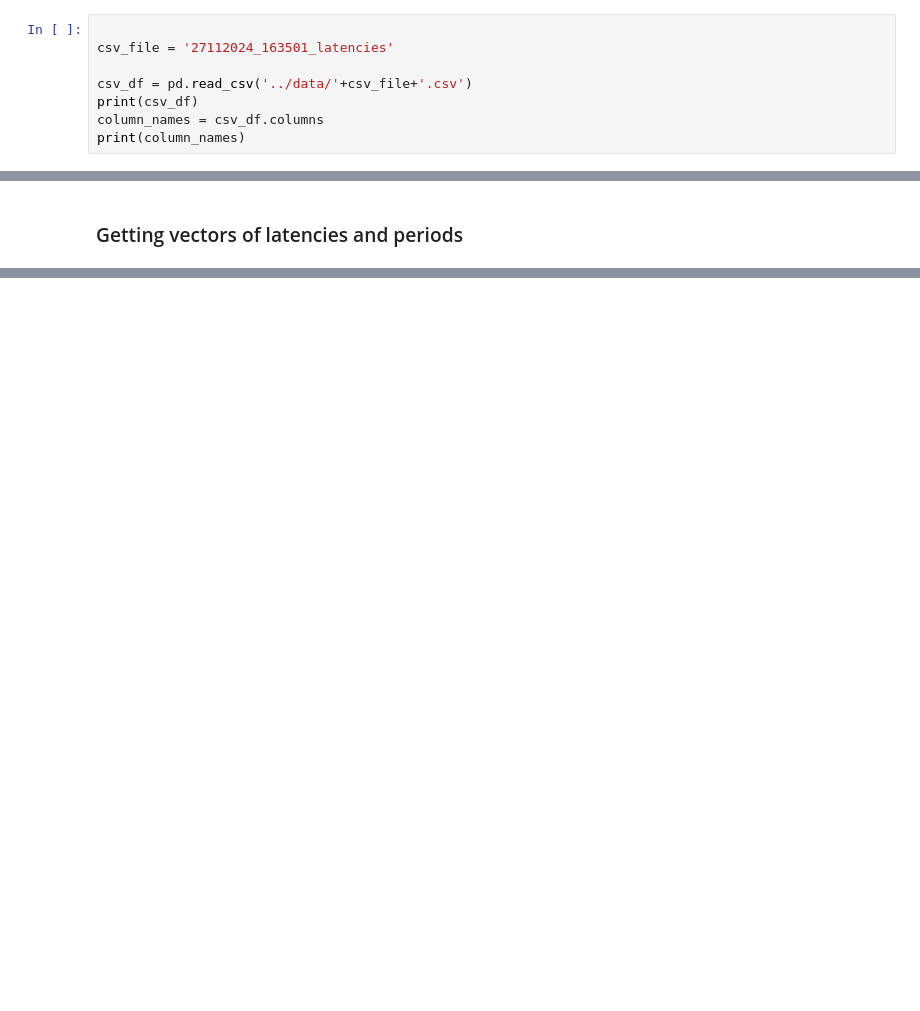
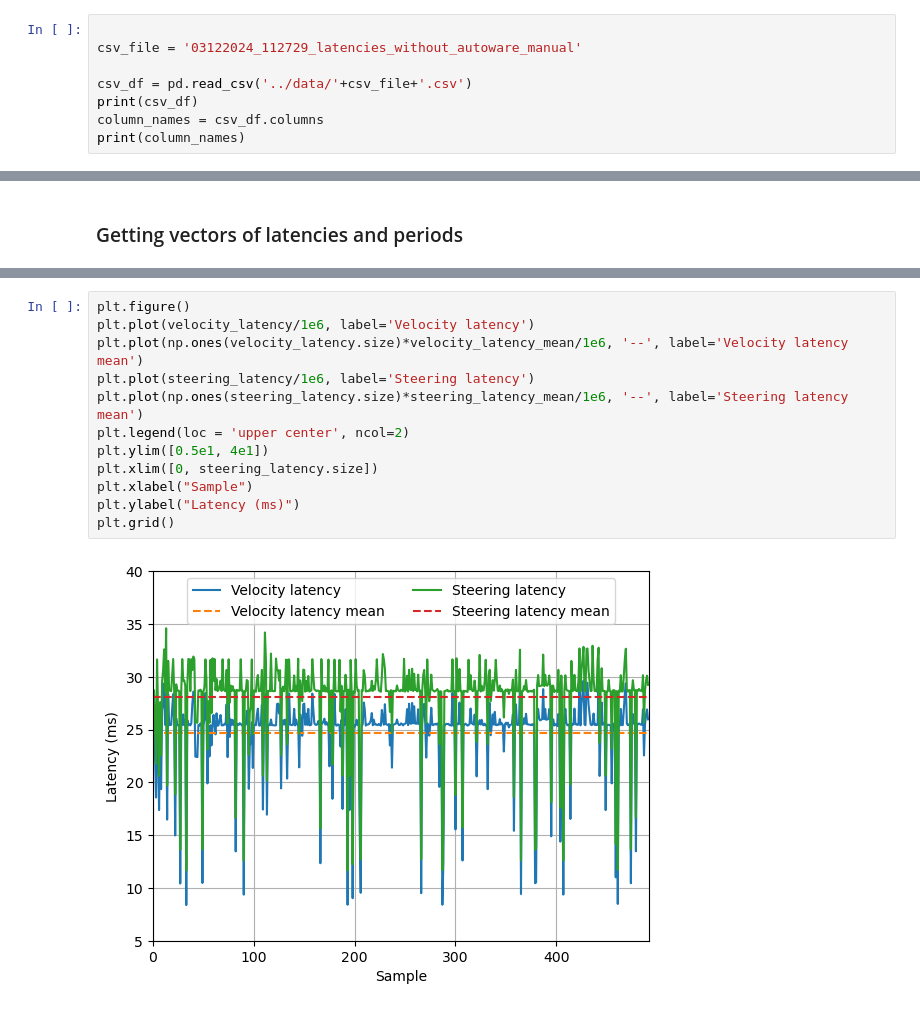
Before and after one commit to LMA-FEM-UNICAMP/microAutoware-Latency-Evaluator, a Jupyter notebook: utils/latency_processing.ipynb, the cells around one changed output, grey strips where cells are left out. Saved outputs shown, nothing was run; the diff lists cells and outputs as text; blank space fills up the shorter version.

Commit message:
Latency in manual mode evaluation

```diff
--- a/utils/latency_processing.ipynb
+++ b/utils/latency_processing.ipynb
@@ -12,7 +12,7 @@ import matplotlib.pyplot as plt
 ### Importing data
 # %%
 
-csv_file = '27112024_163501_latencies'
+csv_file = '03122024_112729_latencies_without_autoware_manual'
 
 csv_df = pd.read_csv('../data/'+csv_file+'.csv')
 print(csv_df)
@@ -105,0 +106,14 @@ velocity_count_not_real_time: 52
+# %%
+plt.figure()
+plt.plot(velocity_latency/1e6, label='Velocity latency')
+plt.plot(np.ones(velocity_latency.size)*velocity_latency_mean/1e6, '--', label='Velocity latency mean')
+plt.plot(steering_latency/1e6, label='Steering latency')
+plt.plot(np.ones(steering_latency.size)*steering_latency_mean/1e6, '--', label='Steering latency mean')
+plt.legend(loc = 'upper center', ncol=2)
+plt.ylim([0.5e1, 4e1])
+plt.xlim([0, steering_latency.size])
+plt.xlabel("Sample")
+plt.ylabel("Latency (ms)")
+plt.grid()
+# %% [output]
+[figure, added]
```
Also changed, not shown: parts of 2 cells of this notebook.
